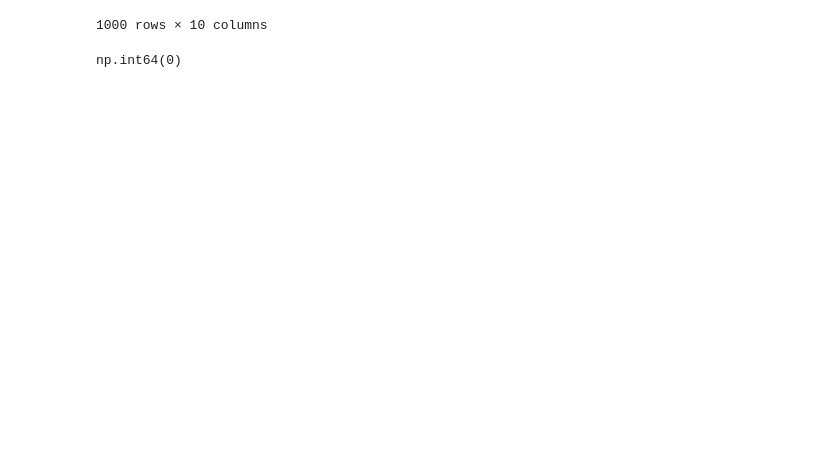
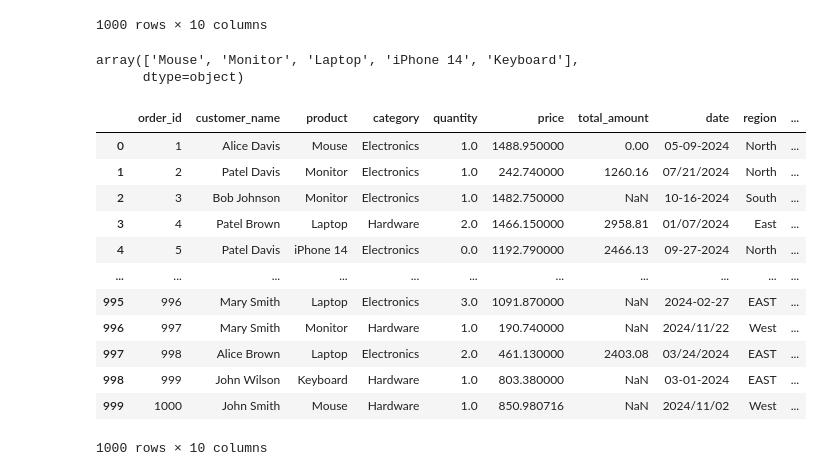
Before and after one commit to Vivek-Kumar-Singh-07/Data-Cleaning-with-Pandas, a Jupyter notebook: datacleaning.ipynb, the cells around one changed output. Cells and saved outputs as stored; diff of their text form; code cells hidden in the pictures; blank space fills up the shorter version.

```diff
--- a/datacleaning.ipynb
+++ b/datacleaning.ipynb
@@ -98,7 +93,10 @@ array(['Alice Davis', 'Patel Davis', 'Bob Johnson', 'Patel Brown',
 # %%
-#Removing extra space from customer name
-sales['customer_name'] = sales['customer_name'].str.strip()
+# Removing *,? and extra space from customer name
+
+sales['customer_name']= sales['customer_name'].str.replace('*','').str.replace('?','').str.strip()
 sales
+
+# We can also use regex here
 # %% [output]
 |  | order_id | customer_name | product | category | quantity | price | total_amount | date | region | ... |
 | 0 | 1 | Alice Davis | Mouse | Electronics | 1.0 | 1488.950000 | 0.00 | 05-09-2024 | North | ... |
@@ -114,5 +112,49 @@ sales
 | 999 | 1000 | John Smith | Mouse | hardware | 1.0 | 850.980716 | NaN | 2024/11/02 | West | ... |
 1000 rows × 10 columns
 # %%
+# unique product
+sales['product'].unique()
+
+#Fixsing product name, Removing *,? and extra space
+
+sales['product']= sales['product'].str.replace('*','').str.replace('?','').str.strip()
+sales
 # %% [output]
-np.int64(0)
+array(['Mouse', 'Monitor', 'Laptop', 'iPhone 14', 'Keyboard'],
+      dtype=object)
+# %%
+# #unique categories
+
+sales['category'].unique()
+
+# normalising category and remving extra space
+
+sales['category']= sales['category'].str.capitalize().str.strip()
+
+# Catgories are mismatched for Keyboard and Mouse it should be Hardware and Electronics for the rest
+
+sales.loc[sales['product'].str.contains('Keyboard|Mouse', case=False, na=False), 'category'] = 'Hardware'
+sales.loc[sales['product'].str.contains('Monitor|Laptop|iPhone', case=False, na=False), 'category'] = 'Electronics'
+# %%
+# Quantity has null and negative, making it 0
+
+sales['quantity'].unique()
+
+sales = sales.fillna({'quantity':0}) # filled null values with 0
+
+sales['quantity']= sales['quantity'].clip(lower=0)  # replace negative with 0
+sales
+# %% [output]
+|  | order_id | customer_name | product | category | quantity | price | total_amount | date | region | ... |
+| 0 | 1 | Alice Davis | Mouse | Electronics | 1.0 | 1488.950000 | 0.00 | 05-09-2024 | North | ... |
+| 1 | 2 | Patel Davis | Monitor | Electronics | 1.0 | 242.740000 | 1260.16 | 07/21/2024 | North | ... |
+| 2 | 3 | Bob Johnson | Monitor | Electronics | 1.0 | 1482.750000 | NaN | 10-16-2024 | South | ... |
+| 3 | 4 | Patel Brown | Laptop | Hardware | 2.0 | 1466.150000 | 2958.81 | 01/07/2024 | East | ... |
+| 4 | 5 | Patel Davis | iPhone 14 | Electronics | 0.0 | 1192.790000 | 2466.13 | 09-27-2024 | North | ... |
+| ... | ... | ... | ... | ... | ... | ... | ... | ... | ... | ... |
+| 995 | 996 | Mary Smith | Laptop | Electronics | 3.0 | 1091.870000 | NaN | 2024-02-27 | EAST | ... |
+| 996 | 997 | Mary Smith | Monitor | Hardware | 1.0 | 190.740000 | NaN | 2024/11/22 | West | ... |
+| 997 | 998 | Alice Brown | Laptop | Electronics | 2.0 | 461.130000 | 2403.08 | 03/24/2024 | EAST | ... |
+| 998 | 999 | John Wilson | Keyboard | Hardware | 1.0 | 803.380000 | NaN | 03-01-2024 | EAST | ... |
+| 999 | 1000 | John Smith | Mouse | Hardware | 1.0 | 850.980716 | NaN | 2024/11/02 | West | ... |
+1000 rows × 10 columns
```
Also changed, not shown: parts of 7 cells of this notebook.
